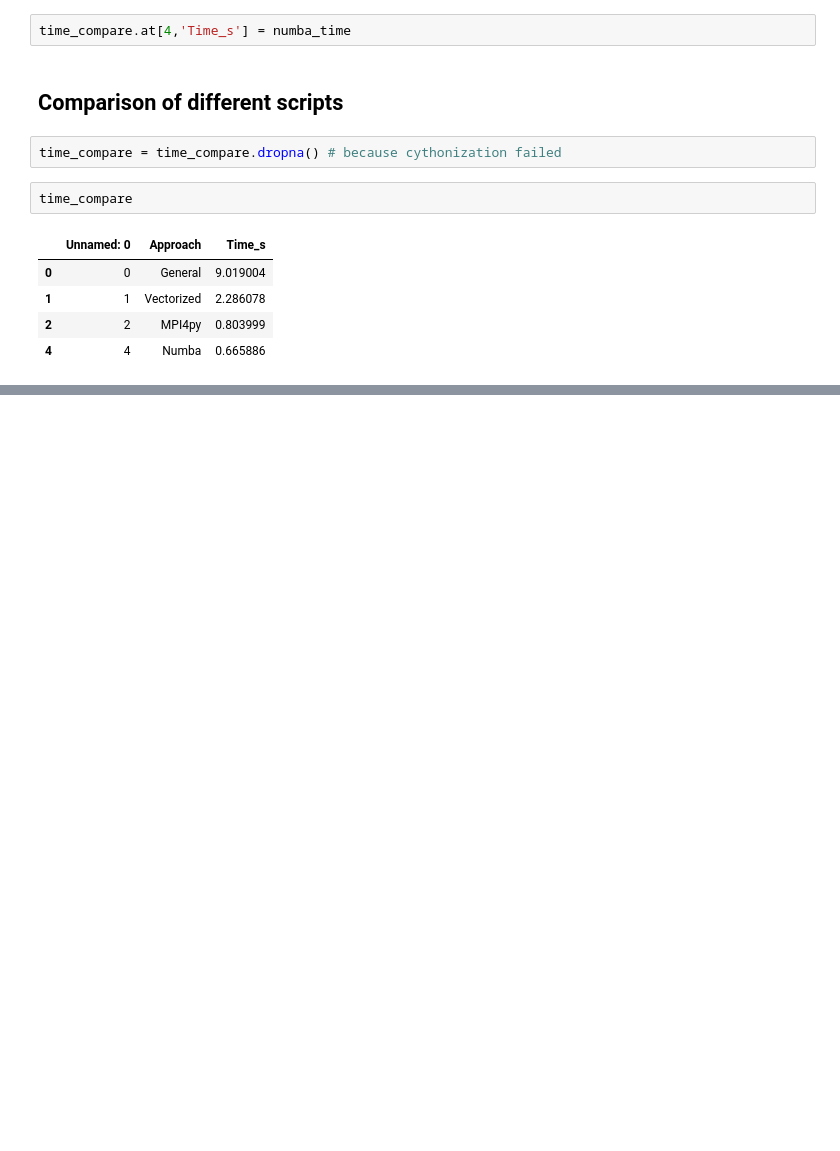
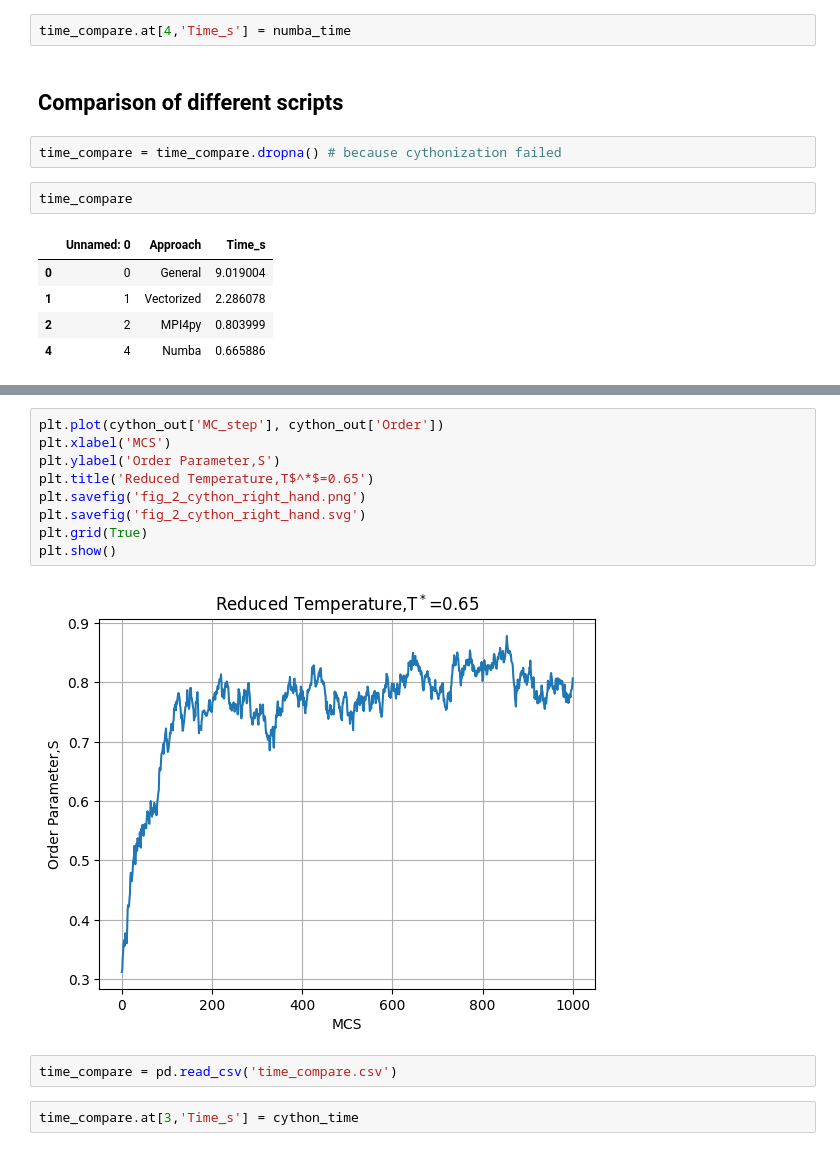
Before and after one commit to KayVeeZ/LebwohlLasher, a Jupyter notebook: testing_notebook.ipynb, the cells around one changed output, grey strips where cells are left out. Cells and saved outputs as stored; diff of their text form; blank space fills up the shorter version.

```diff
--- a/testing_notebook.ipynb
+++ b/testing_notebook.ipynb
@@ -1109,0 +1137,15 @@ plt.show()
+# %%
+plt.plot(cython_out['MC_step'], cython_out['Order'])
+plt.xlabel('MCS')
+plt.ylabel('Order Parameter,S')
+plt.title('Reduced Temperature,T$^*$=0.65')
+plt.savefig('fig_2_cython_right_hand.png')
+plt.savefig('fig_2_cython_right_hand.svg')
+plt.grid(True)
+plt.show()
+# %% [output]
+[figure, added]
+# %%
+time_compare = pd.read_csv('time_compare.csv')
+# %%
+time_compare.at[3,'Time_s'] = cython_time
```
Also changed, not shown: parts of 15 cells of this notebook, 25 other files.
